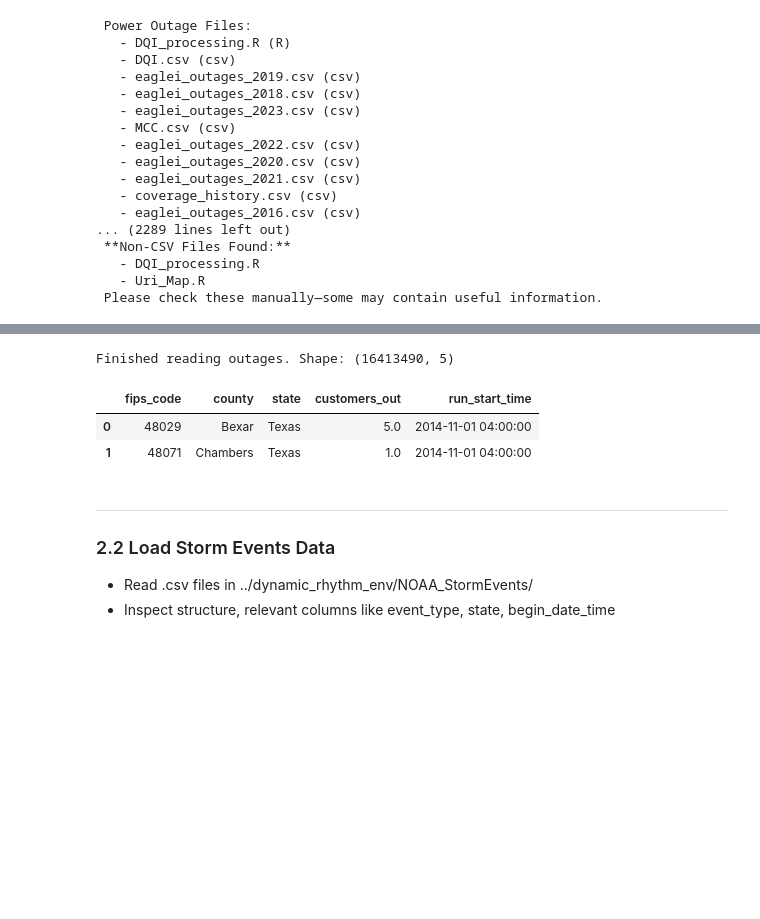
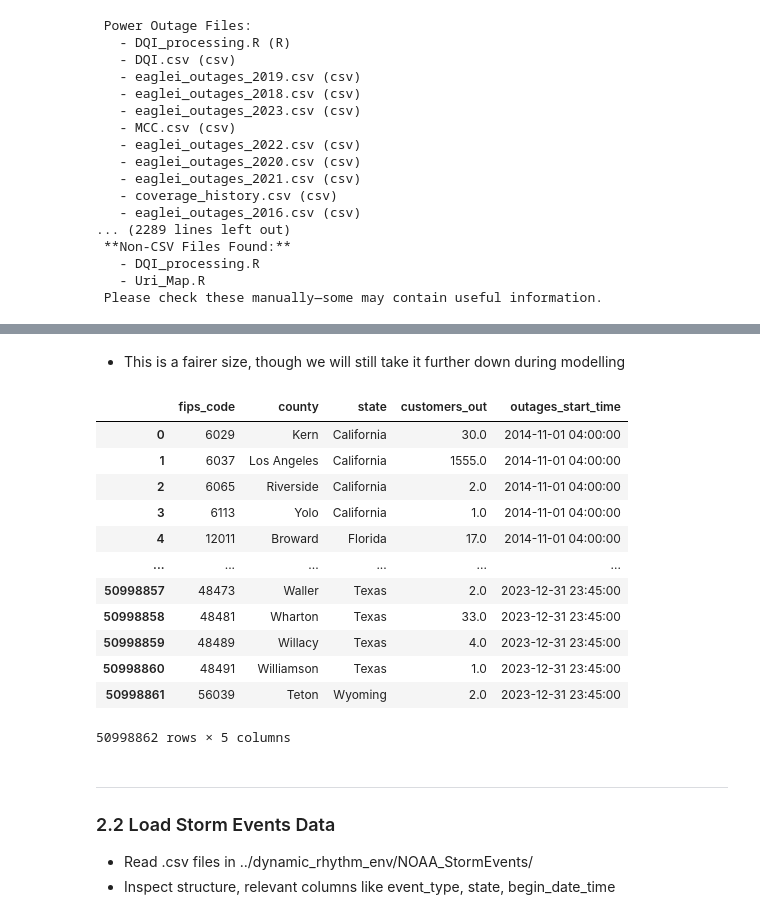
Before and after one commit to okpoEkpenyong/dynamic_rhythm_predictions, a Jupyter notebook: notebooks/01_preprocessing.ipynb, the cells around one changed output, grey strips where cells are left out. Saved outputs shown, nothing was run; the diff lists cells and outputs as text; code cells hidden in the pictures; blank space fills up the shorter version.

```diff
--- a/notebooks/01_preprocessing.ipynb
+++ b/notebooks/01_preprocessing.ipynb
@@ -202,0 +593,20 @@ memory usage: 7.1+ GB
+# %%
+# Now query top states
+state_outages_agg = (
+    outages_selected_df.groupby('state')
+    .agg(
+        total_outages=('state', 'count'),
+        total_customers_out=('customers_out', 'sum'),
+        avg_customers_out=('customers_out', 'mean')
+    )
+    .sort_values(by='total_customers_out', ascending=False)
+)
+
+top_outages_states_df = state_outages_agg.head(5)
+least_outages_states_df = state_outages_agg.tail(5)
+
+print("List of Top 5 states by total customers out:", top_outages_states_df.index.tolist())
+display(top_outages_states_df)
+
+print("List Least 5 states by total customers out:", least_outages_states_df.index.tolist())
+display(least_outages_states_df)
@@ -209,35 +750,21 @@ Index(['fips_code', 'county', 'state', 'customers_out', 'run_start_time'], dtype
-# %%
-
-target_state = 'Texas'
-
-# Columns you need (adjust if necessary)
-columns_needed = ['STATE', 'UTILITY_ID', 'CUSTOMERS_OUT', 'OUTAGE_START_DATETIME', 'OUTAGE_RESTORATION_DATETIME', 'CUSTOMERS_SERV', 'DATE_EVENT_BEGAN']
-
-# Initialize list to store filtered DataFrames
-filtered_outages_list = []
-
-# Loop through files with tqdm for progress bar
-for f in tqdm(outage_files_csv, desc="Reading outage files"):
-    file_path = os.path.join(outages_dir, f)
-
-    df = pd.read_csv(file_path, usecols=lambda c: c in outages.columns)
-
-    df_state = df[df['state'] == target_state]
-    filtered_outages_list.append(df_state)
-
-# Concatenate all filtered outages into one DataFrame
-outages14_23_texas_df = pd.concat(filtered_outages_list, ignore_index=True)
-
-print(f"Finished reading outages. Shape: {outages14_23_texas_df.shape}")
-# %% [output]
-Finished reading outages. Shape: (16413490, 5)
-# %%
-# outages14_23_texas_df.info()
-outages14_23_texas_df.head(2)
-# %% [output]
-|  | fips_code | county | state | customers_out | run_start_time |
-| 0 | 48029 | Bexar | Texas | 5.0 | 2014-11-01 04:00:00 |
-| 1 | 48071 | Chambers | Texas | 1.0 | 2014-11-01 04:00:00 |
+# %% [markdown]
+- This is a fairer size, though we will still take it further down during modelling
+# %%
+top_least_10_states_outages_df
+# %% [output]
+|  | fips_code | county | state | customers_out | outages_start_time |
+| 0 | 6029 | Kern | California | 30.0 | 2014-11-01 04:00:00 |
+| 1 | 6037 | Los Angeles | California | 1555.0 | 2014-11-01 04:00:00 |
+| 2 | 6065 | Riverside | California | 2.0 | 2014-11-01 04:00:00 |
+| 3 | 6113 | Yolo | California | 1.0 | 2014-11-01 04:00:00 |
+| 4 | 12011 | Broward | Florida | 17.0 | 2014-11-01 04:00:00 |
+| ... | ... | ... | ... | ... | ... |
+| 50998857 | 48473 | Waller | Texas | 2.0 | 2023-12-31 23:45:00 |
+| 50998858 | 48481 | Wharton | Texas | 33.0 | 2023-12-31 23:45:00 |
+| 50998859 | 48489 | Willacy | Texas | 4.0 | 2023-12-31 23:45:00 |
+| 50998860 | 48491 | Williamson | Texas | 1.0 | 2023-12-31 23:45:00 |
+| 50998861 | 56039 | Teton | Wyoming | 2.0 | 2023-12-31 23:45:00 |
+50998862 rows × 5 columns
 # %% [markdown]
 
 ---
```
Also changed, not shown: parts of 94 cells of this notebook, 2 other files.
